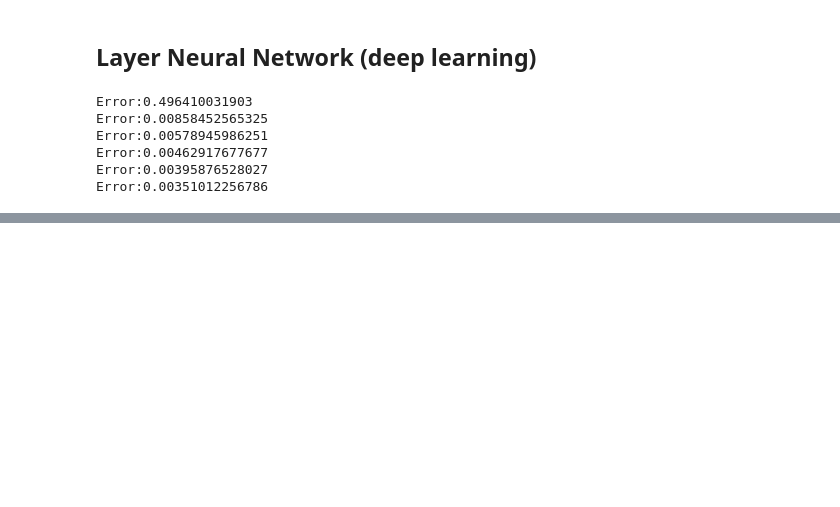
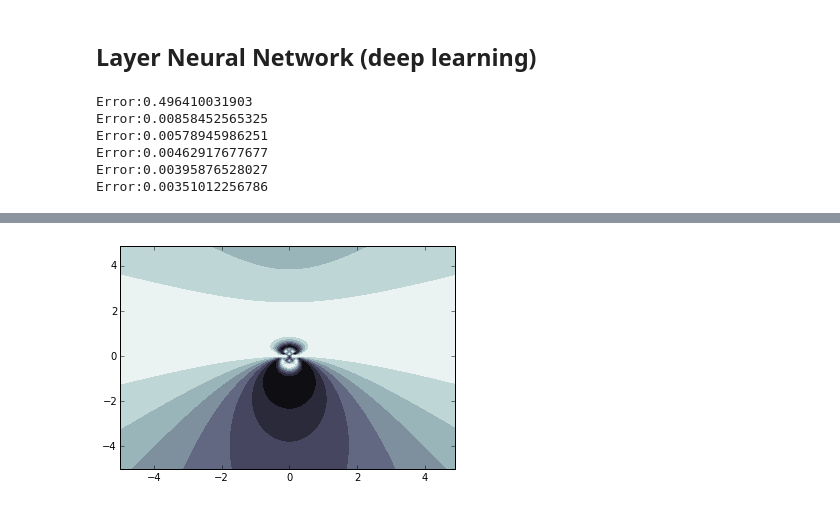
Before and after one commit to borjaeg/nlp_tests, a Jupyter notebook: Neural Networks.ipynb, the cells around one changed output, grey strips where cells are left out. Saved outputs shown, nothing was run; the diff lists cells and outputs as text; code cells hidden in the pictures; blank space fills up the shorter version.

```diff
--- a/Neural Networks.ipynb
+++ b/Neural Networks.ipynb
@@ -259,0 +356,8 @@ Error:0.00351012256786
+# %%
+# Meshgrid example
+x = np.arange(-5,5,0.1)
+y = np.arange(-5,5,0.1)
+xx, yy = meshgrid(x, y, sparse=True)
+print xx
+print
+print xx.shape
@@ -259,0 +382,5 @@ Error:0.00351012256786
+# %%
+z = np.sin((xx**2 + yy*2) / (xx**2 + yy**2))
+h = plt.contourf(x, y, z, cmap = plt.cm.bone)
+# %% [output]
+[figure, added]
```
Also changed, not shown: parts of 16 cells of this notebook, 1 other file.
